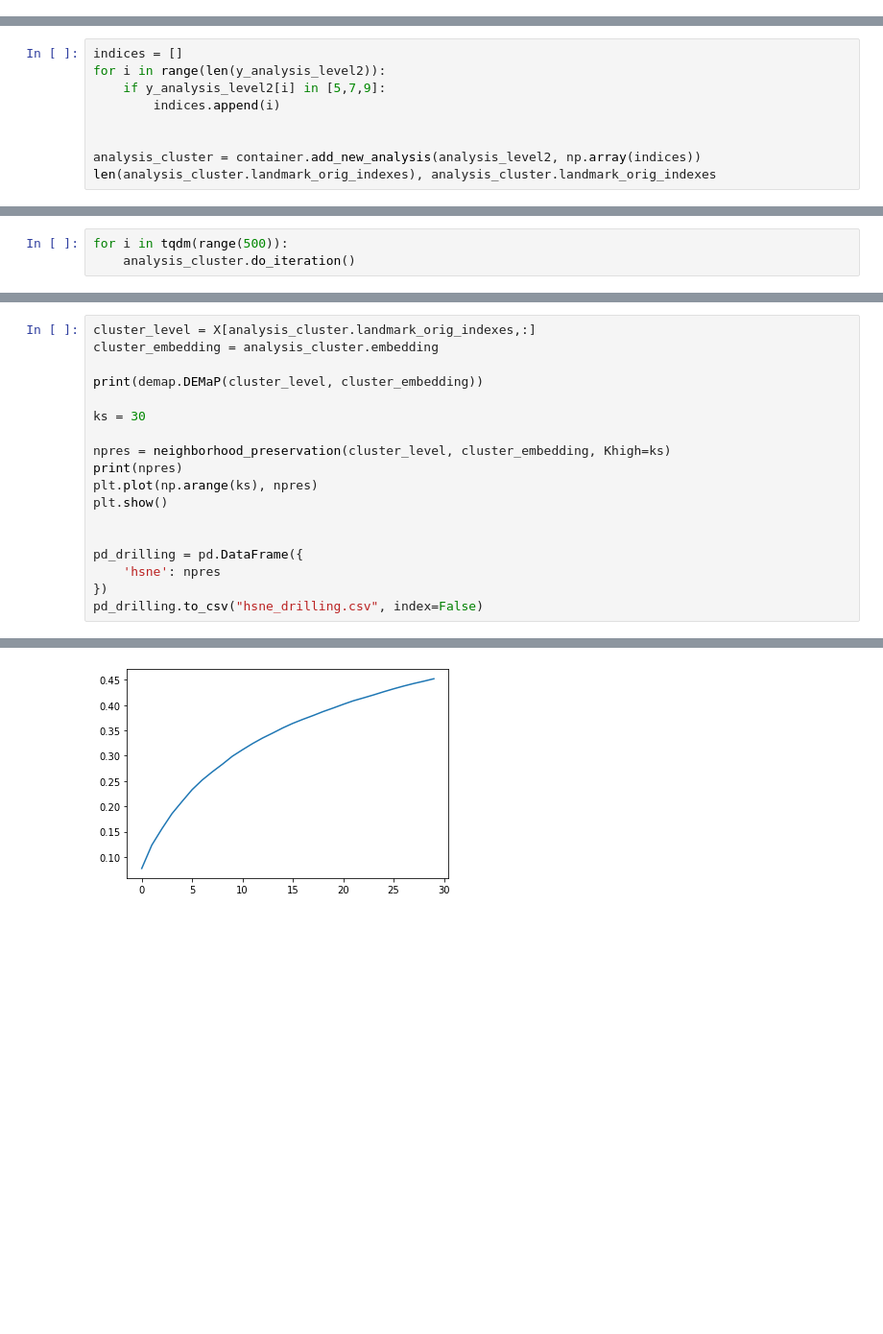
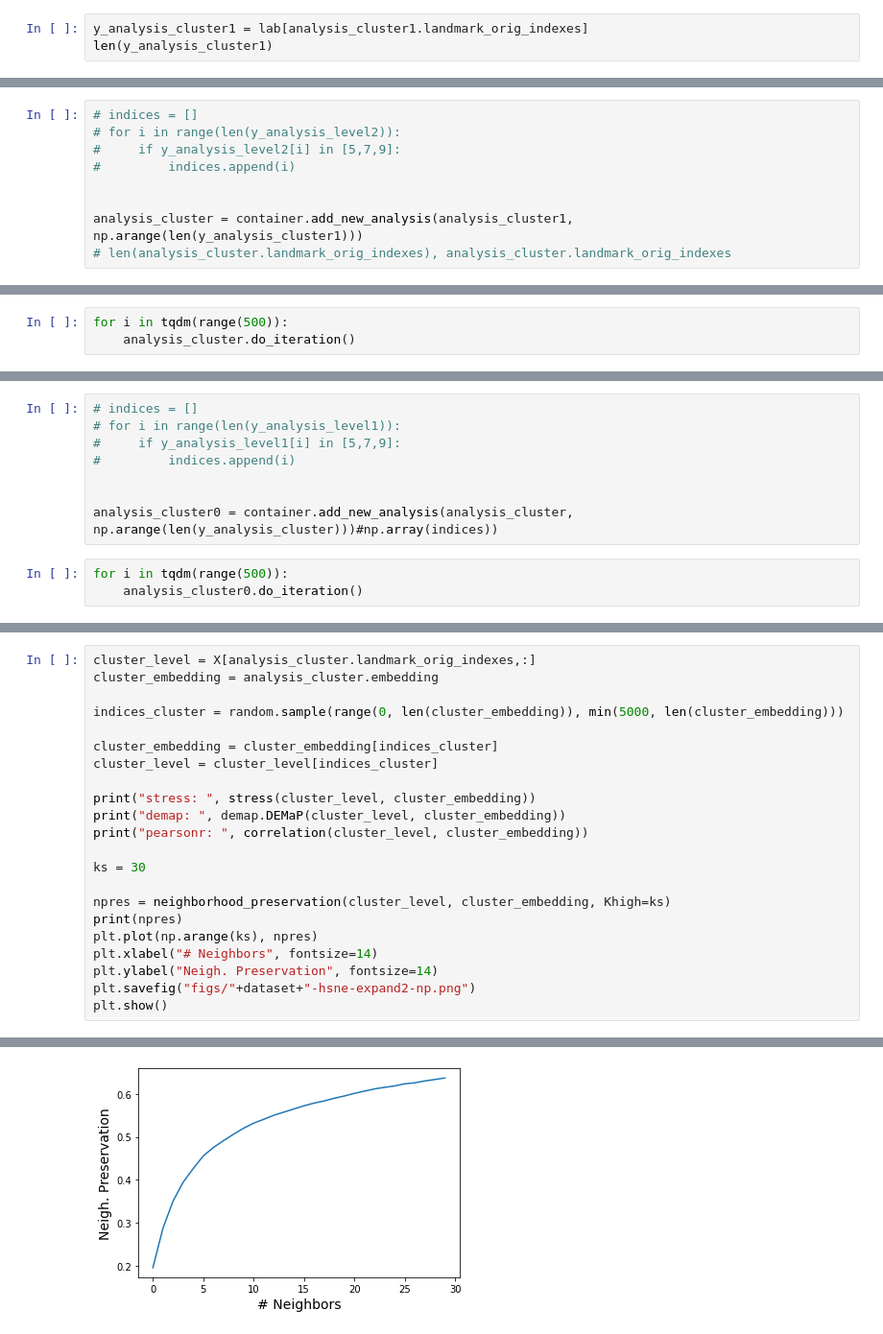
Before and after one commit to wilsonjr/humap, a Jupyter notebook: test-hsne.ipynb, the cells around one changed output, grey strips where cells are left out. Shown at 96% size. Cells and saved outputs as stored; diff of their text form; blank space fills up the shorter version.

```diff
--- a/test-hsne.ipynb
+++ b/test-hsne.ipynb
@@ -98,0 +168,3 @@ plt.show()
+# %%
+y_analysis_cluster1 = lab[analysis_cluster1.landmark_orig_indexes]
+len(y_analysis_cluster1)
@@ -99,9 +179,9 @@ plt.show()
 # %%
-indices = []
-for i in range(len(y_analysis_level2)):
-    if y_analysis_level2[i] in [5,7,9]:
-        indices.append(i)
+# indices = []
+# for i in range(len(y_analysis_level2)):
+#     if y_analysis_level2[i] in [5,7,9]:
+#         indices.append(i)
 
 
-analysis_cluster = container.add_new_analysis(analysis_level2, np.array(indices))
-len(analysis_cluster.landmark_orig_indexes), analysis_cluster.landmark_orig_indexes
+analysis_cluster = container.add_new_analysis(analysis_cluster1, np.arange(len(y_analysis_cluster1)))
+# len(analysis_cluster.landmark_orig_indexes), analysis_cluster.landmark_orig_indexes
@@ -186,0 +202,11 @@ def neighborhood_preservation(X, X_emb, Khigh=30):
+# %%
+# indices = []
+# for i in range(len(y_analysis_level1)):
+#     if y_analysis_level1[i] in [5,7,9]:
+#         indices.append(i)
+
+
+analysis_cluster0 = container.add_new_analysis(analysis_cluster, np.arange(len(y_analysis_cluster)))#np.array(indices))
+# %%
+for i in tqdm(range(500)):
+    analysis_cluster0.do_iteration()
@@ -188,18 +502,22 @@ def neighborhood_preservation(X, X_emb, Khigh=30):
 cluster_level = X[analysis_cluster.landmark_orig_indexes,:]
 cluster_embedding = analysis_cluster.embedding
 
-print(demap.DEMaP(cluster_level, cluster_embedding))
+indices_cluster = random.sample(range(0, len(cluster_embedding)), min(5000, len(cluster_embedding)))
+
+cluster_embedding = cluster_embedding[indices_cluster]
+cluster_level = cluster_level[indices_cluster]
+
+print("stress: ", stress(cluster_level, cluster_embedding))
+print("demap: ", demap.DEMaP(cluster_level, cluster_embedding))
+print("pearsonr: ", correlation(cluster_level, cluster_embedding))
 
 ks = 30
 
 npres = neighborhood_preservation(cluster_level, cluster_embedding, Khigh=ks)
 print(npres)
 plt.plot(np.arange(ks), npres)
+plt.xlabel("# Neighbors", fontsize=14)
+plt.ylabel("Neigh. Preservation", fontsize=14)
+plt.savefig("figs/"+dataset+"-hsne-expand2-np.png")
 plt.show()
-
-
-pd_drilling = pd.DataFrame({
-    'hsne': npres
-})
-pd_drilling.to_csv("hsne_drilling.csv", index=False)
 # %% [output]
@@ -212 +532 @@ pd_drilling.to_csv("hsne_drilling.csv", index=False)
-[figure, old version]
+[figure, new version]
```
Also changed, not shown: parts of 40 cells of this notebook, 9 other files.
